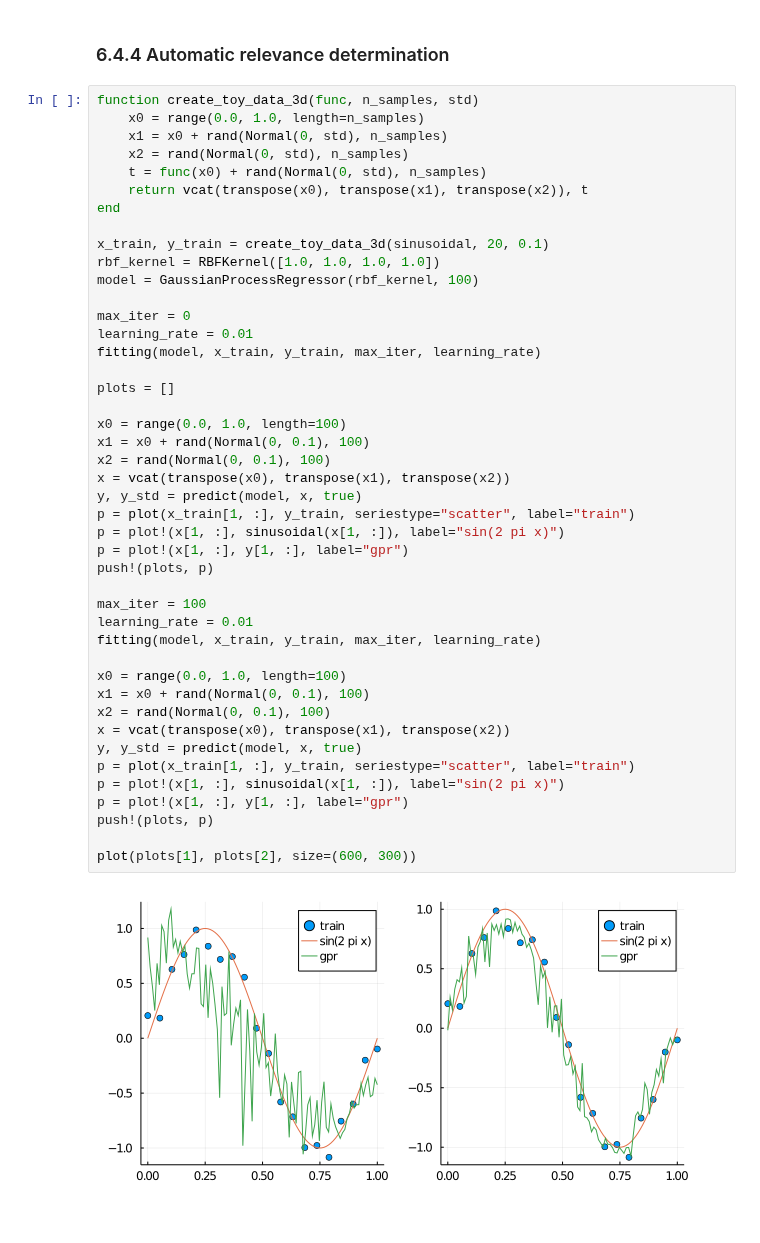
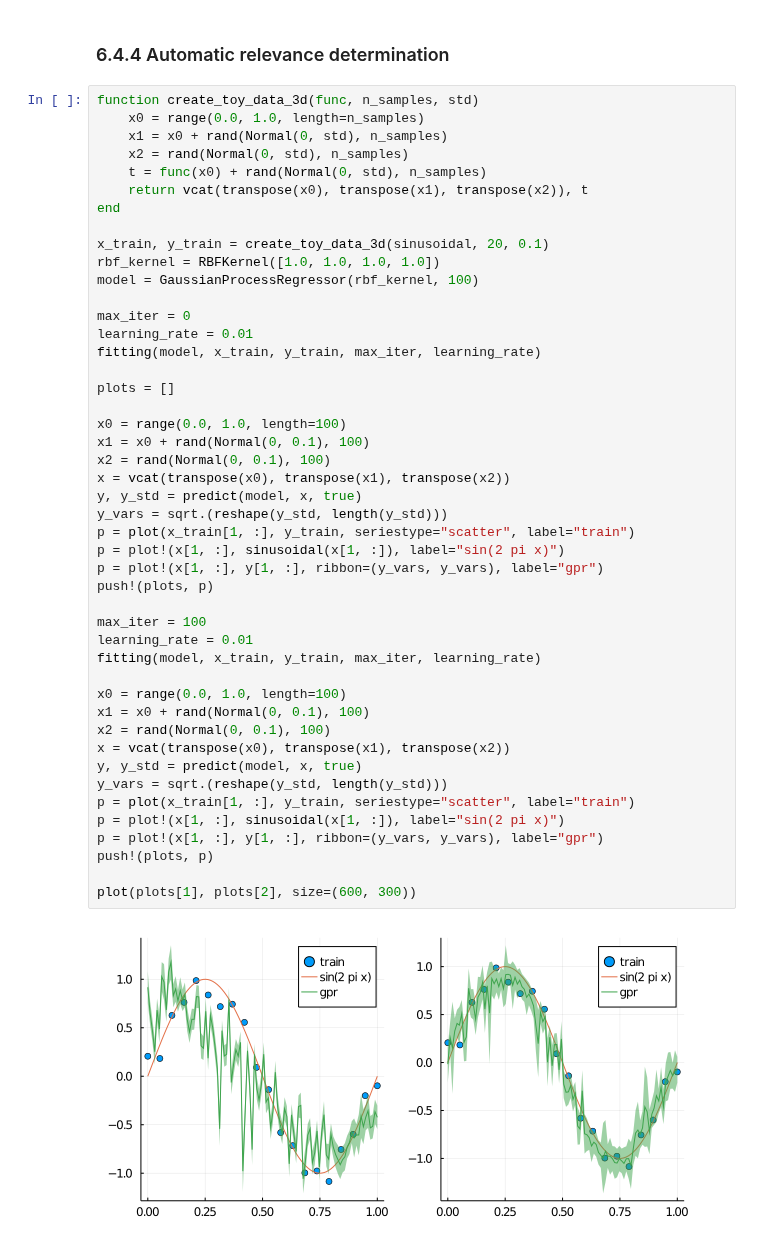
Before and after one commit to soblin/prml-julia, a Jupyter notebook: notebook/ch6.ipynb, the cells around one changed output. Saved outputs shown, nothing was run; the diff lists cells and outputs as text.

```diff
--- a/notebook/ch6.ipynb
+++ b/notebook/ch6.ipynb
@@ -115,33 +115,35 @@ model = GaussianProcessRegressor(rbf_kernel, 100)
 max_iter = 0
 learning_rate = 0.01
 fitting(model, x_train, y_train, max_iter, learning_rate)
 
 plots = []
 
 x0 = range(0.0, 1.0, length=100)
 x1 = x0 + rand(Normal(0, 0.1), 100)
 x2 = rand(Normal(0, 0.1), 100)
 x = vcat(transpose(x0), transpose(x1), transpose(x2))
 y, y_std = predict(model, x, true)
+y_vars = sqrt.(reshape(y_std, length(y_std)))
 p = plot(x_train[1, :], y_train, seriestype="scatter", label="train")
 p = plot!(x[1, :], sinusoidal(x[1, :]), label="sin(2 pi x)")
-p = plot!(x[1, :], y[1, :], label="gpr")
+p = plot!(x[1, :], y[1, :], ribbon=(y_vars, y_vars), label="gpr")
 push!(plots, p)
 
 max_iter = 100
 learning_rate = 0.01
 fitting(model, x_train, y_train, max_iter, learning_rate)
 
 x0 = range(0.0, 1.0, length=100)
 x1 = x0 + rand(Normal(0, 0.1), 100)
 x2 = rand(Normal(0, 0.1), 100)
 x = vcat(transpose(x0), transpose(x1), transpose(x2))
 y, y_std = predict(model, x, true)
+y_vars = sqrt.(reshape(y_std, length(y_std)))
 p = plot(x_train[1, :], y_train, seriestype="scatter", label="train")
 p = plot!(x[1, :], sinusoidal(x[1, :]), label="sin(2 pi x)")
-p = plot!(x[1, :], y[1, :], label="gpr")
+p = plot!(x[1, :], y[1, :], ribbon=(y_vars, y_vars), label="gpr")
 push!(plots, p)
 
 plot(plots[1], plots[2], size=(600, 300))
 # %% [output]
-[figure, old version]
+[figure, new version]
```
